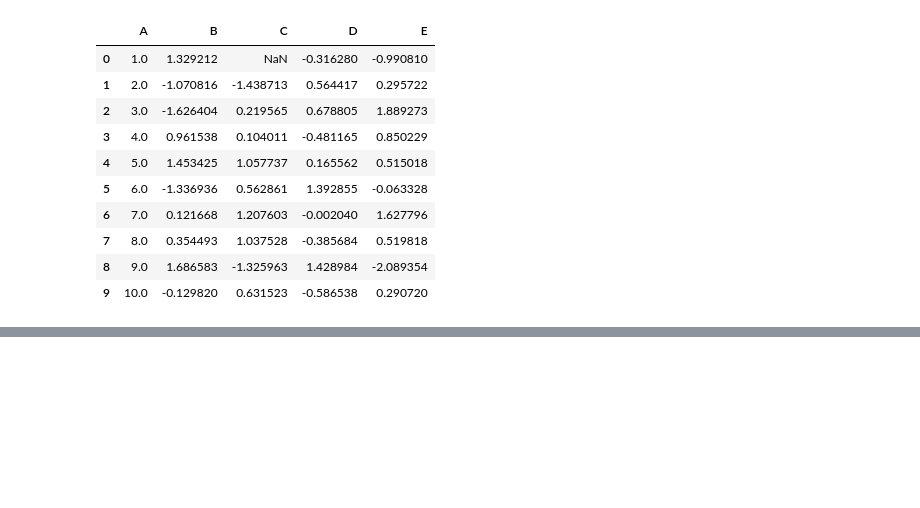
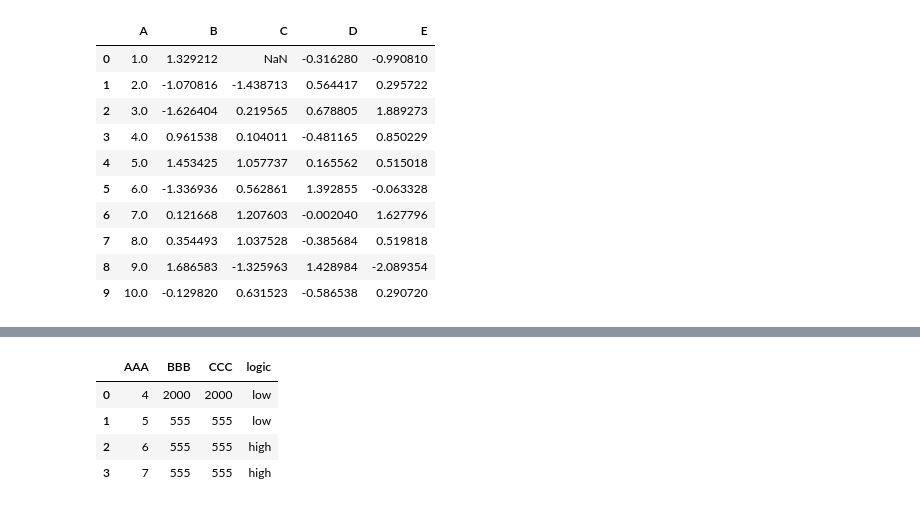
Before and after one commit to mayankkaizen/jupyter-notebooks, a Jupyter notebook: My_Pandas.ipynb, the cells around one changed output, grey strips where cells are left out. Drawn from its saved outputs; the diff is of its cells as text; code cells hidden in the pictures; blank space fills up the shorter version.

```diff
--- a/My_Pandas.ipynb
+++ b/My_Pandas.ipynb
@@ -1750,0 +1795,3 @@ df3.drop('index', axis = 1)
+# %%
+df = pd.DataFrame({'AAA' : [4,5,6,7], 'BBB' : [10,20,30,40],'CCC' : [100,50,-30,-50]});
+df
@@ -1750,0 +1804,3 @@ df3.drop('index', axis = 1)
+# %%
+df.loc[df.AAA >= 5,'BBB'] = -1;
+df
@@ -1750,0 +1815,3 @@ df3.drop('index', axis = 1)
+# %%
+df.loc[df.AAA >= 5,['BBB','CCC']] = 555;
+df
@@ -1750,0 +1826,3 @@ df3.drop('index', axis = 1)
+# %%
+df.loc[df.AAA < 5,['BBB','CCC']] = 2000;
+df
@@ -1750,0 +1868,10 @@ df3.drop('index', axis = 1)
+# %%
+import numpy as np
+df['logic'] = np.where(df['AAA'] > 5, 'high', 'low') #np.where(cond, if value, else value)
+df
+# %% [output]
+|  | AAA | BBB | CCC | logic |
+| 0 | 4 | 2000 | 2000 | low |
+| 1 | 5 | 555 | 555 | low |
+| 2 | 6 | 555 | 555 | high |
+| 3 | 7 | 555 | 555 | high |
```
Also changed, not shown: parts of 33 cells of this notebook, 7 other files.
